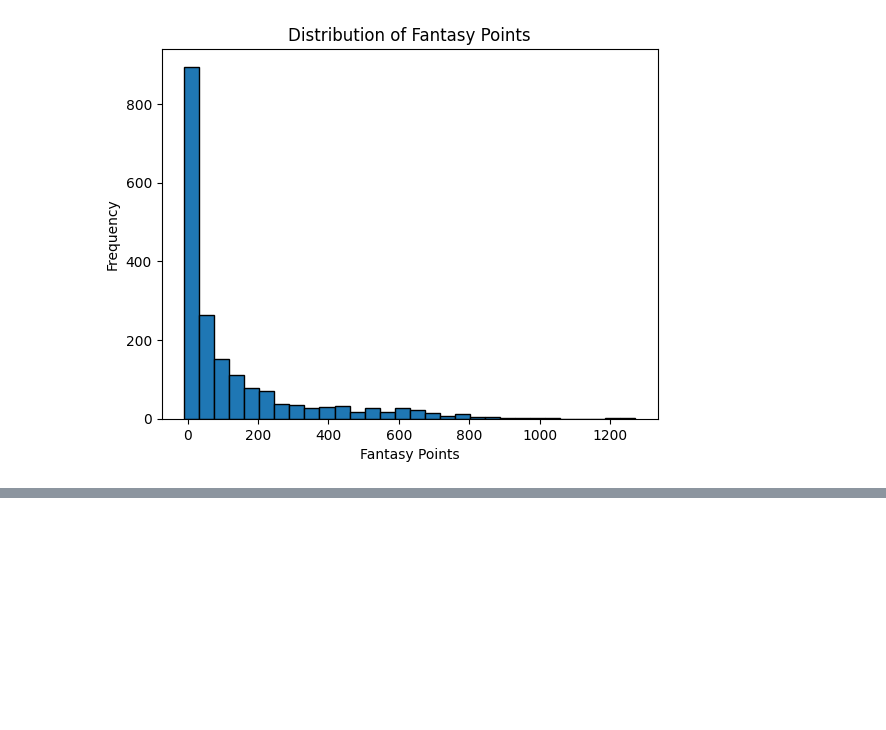
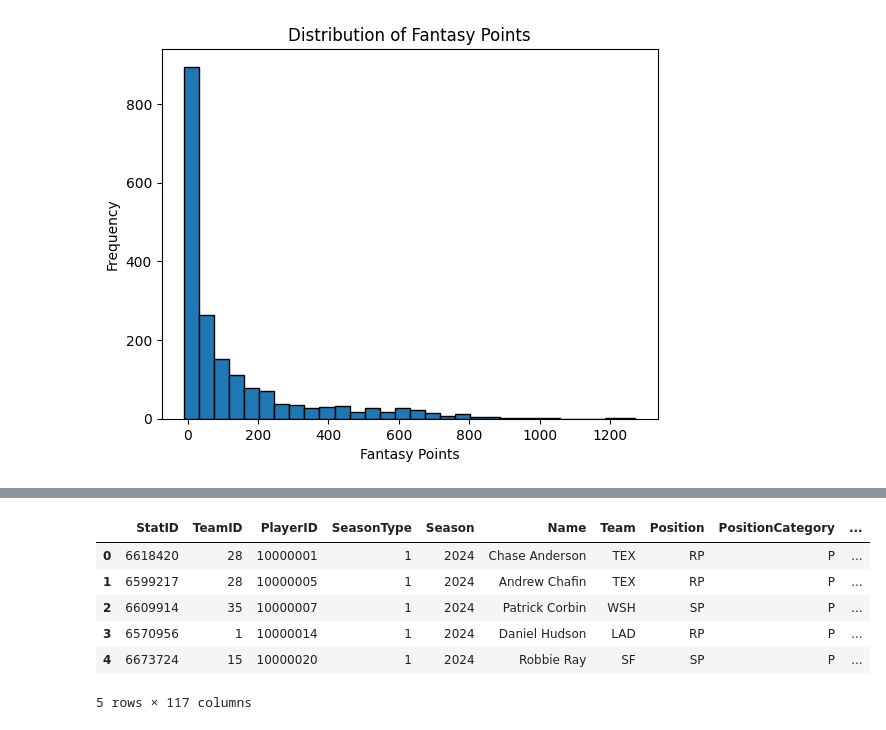
Before and after one commit to avidcyclist/baseball_data, a Jupyter notebook: data/data_playground.ipynb, the cells around one changed output, grey strips where cells are left out. Cells and saved outputs as stored; diff of their text form; code cells hidden in the pictures; blank space fills up the shorter version.

```diff
--- a/data/data_playground.ipynb
+++ b/data/data_playground.ipynb
@@ -705,0 +807,10 @@ plt.show()
+# %%
+player_stats.head()
+# %% [output]
+|  | StatID | TeamID | PlayerID | SeasonType | Season | Name | Team | Position | PositionCategory | ... |
+| 0 | 6618420 | 28 | 10000001 | 1 | 2024 | Chase Anderson | TEX | RP | P | ... |
+| 1 | 6599217 | 28 | 10000005 | 1 | 2024 | Andrew Chafin | TEX | RP | P | ... |
+| 2 | 6609914 | 35 | 10000007 | 1 | 2024 | Patrick Corbin | WSH | SP | P | ... |
+| 3 | 6570956 | 1 | 10000014 | 1 | 2024 | Daniel Hudson | LAD | RP | P | ... |
+| 4 | 6673724 | 15 | 10000020 | 1 | 2024 | Robbie Ray | SF | SP | P | ... |
+5 rows × 117 columns
```
Also changed, not shown: parts of 17 cells of this notebook.
